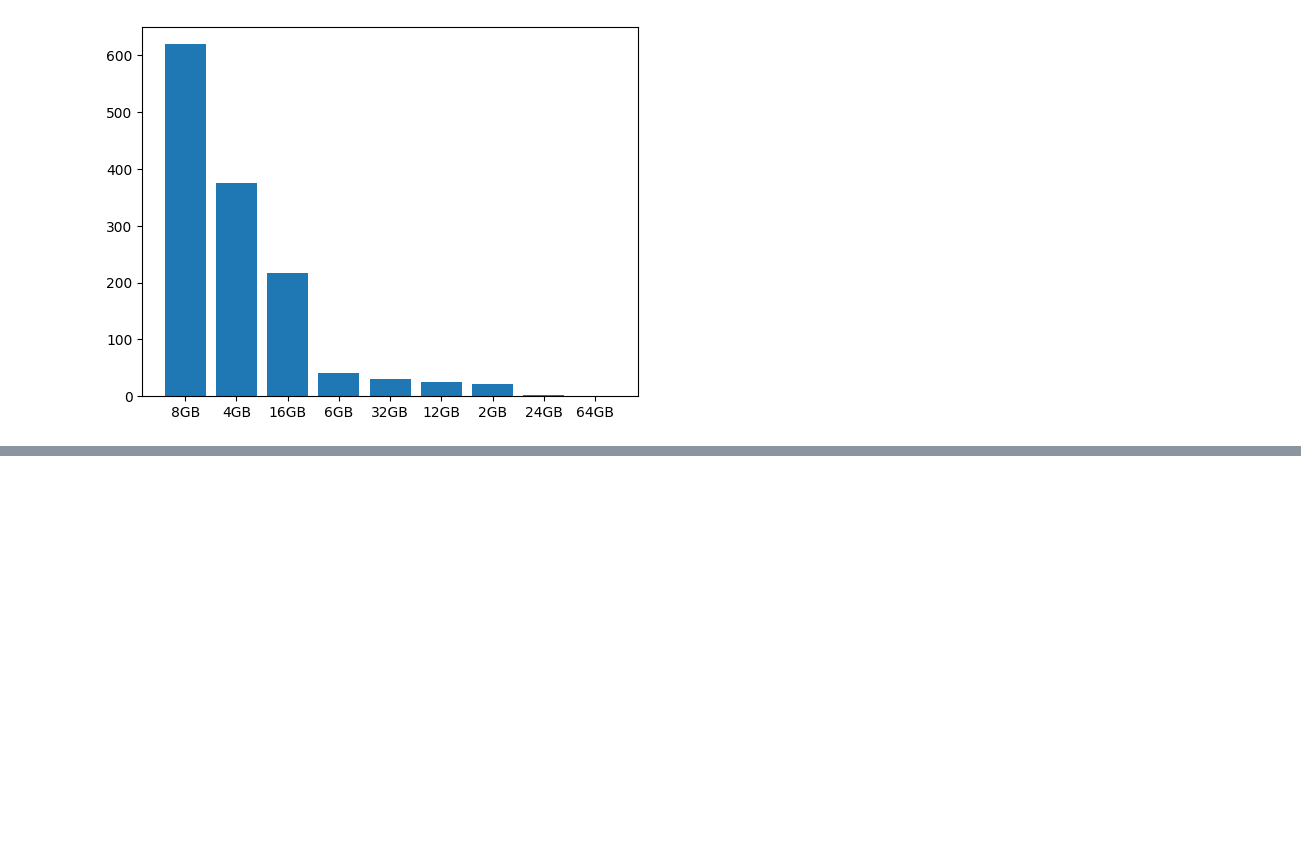
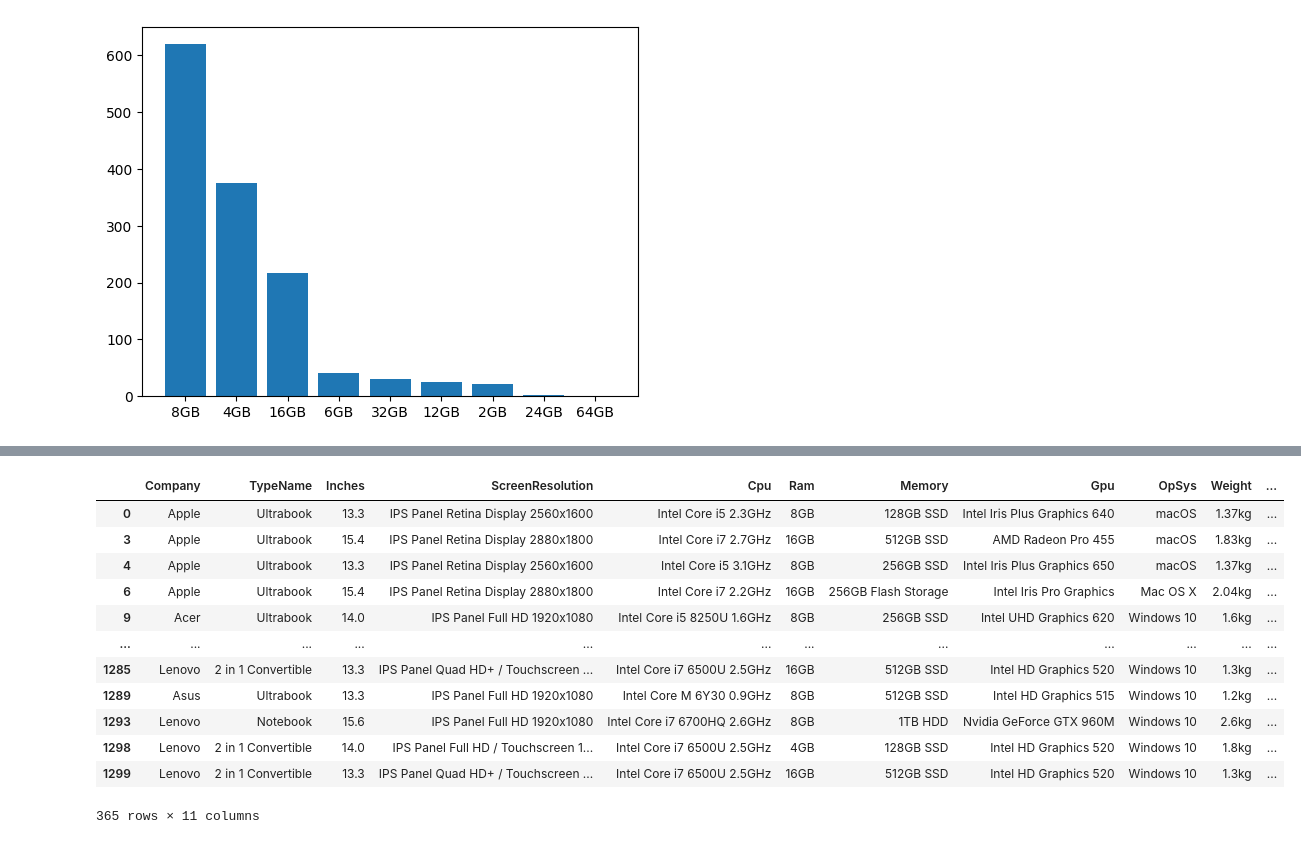
Before and after one commit to Namir50/Laptop-Price-Prediction-App, a Jupyter notebook: notebook/laptop_dataset_eda.ipynb, the cells around one changed output, grey strips where cells are left out. Saved outputs shown, nothing was run; the diff lists cells and outputs as text; code cells hidden in the pictures; blank space fills up the shorter version.

```diff
--- a/notebook/laptop_dataset_eda.ipynb
+++ b/notebook/laptop_dataset_eda.ipynb
@@ -168,0 +186,16 @@ plt.bar(ram_counts.index, ram_counts.values)
+# %%
+df[df['ScreenResolution'].str.contains('IPS',case=False)]
+# %% [output]
+|  | Company | TypeName | Inches | ScreenResolution | Cpu | Ram | Memory | Gpu | OpSys | Weight | ... |
+| 0 | Apple | Ultrabook | 13.3 | IPS Panel Retina Display 2560x1600 | Intel Core i5 2.3GHz | 8GB | 128GB SSD | Intel Iris Plus Graphics 640 | macOS | 1.37kg | ... |
+| 3 | Apple | Ultrabook | 15.4 | IPS Panel Retina Display 2880x1800 | Intel Core i7 2.7GHz | 16GB | 512GB SSD | AMD Radeon Pro 455 | macOS | 1.83kg | ... |
+| 4 | Apple | Ultrabook | 13.3 | IPS Panel Retina Display 2560x1600 | Intel Core i5 3.1GHz | 8GB | 256GB SSD | Intel Iris Plus Graphics 650 | macOS | 1.37kg | ... |
+| 6 | Apple | Ultrabook | 15.4 | IPS Panel Retina Display 2880x1800 | Intel Core i7 2.2GHz | 16GB | 256GB Flash Storage | Intel Iris Pro Graphics | Mac OS X | 2.04kg | ... |
+| 9 | Acer | Ultrabook | 14.0 | IPS Panel Full HD 1920x1080 | Intel Core i5 8250U 1.6GHz | 8GB | 256GB SSD | Intel UHD Graphics 620 | Windows 10 | 1.6kg | ... |
+| ... | ... | ... | ... | ... | ... | ... | ... | ... | ... | ... | ... |
+| 1285 | Lenovo | 2 in 1 Convertible | 13.3 | IPS Panel Quad HD+ / Touchscreen ... | Intel Core i7 6500U 2.5GHz | 16GB | 512GB SSD | Intel HD Graphics 520 | Windows 10 | 1.3kg | ... |
+| 1289 | Asus | Ultrabook | 13.3 | IPS Panel Full HD 1920x1080 | Intel Core M 6Y30 0.9GHz | 8GB | 512GB SSD | Intel HD Graphics 515 | Windows 10 | 1.2kg | ... |
+| 1293 | Lenovo | Notebook | 15.6 | IPS Panel Full HD 1920x1080 | Intel Core i7 6700HQ 2.6GHz | 8GB | 1TB HDD | Nvidia GeForce GTX 960M | Windows 10 | 2.6kg | ... |
+| 1298 | Lenovo | 2 in 1 Convertible | 14.0 | IPS Panel Full HD / Touchscreen 1... | Intel Core i7 6500U 2.5GHz | 4GB | 128GB SSD | Intel HD Graphics 520 | Windows 10 | 1.8kg | ... |
+| 1299 | Lenovo | 2 in 1 Convertible | 13.3 | IPS Panel Quad HD+ / Touchscreen ... | Intel Core i7 6500U 2.5GHz | 16GB | 512GB SSD | Intel HD Graphics 520 | Windows 10 | 1.3kg | ... |
+365 rows × 11 columns
```
Also changed, not shown: parts of 1 cell of this notebook, 1 other file.
